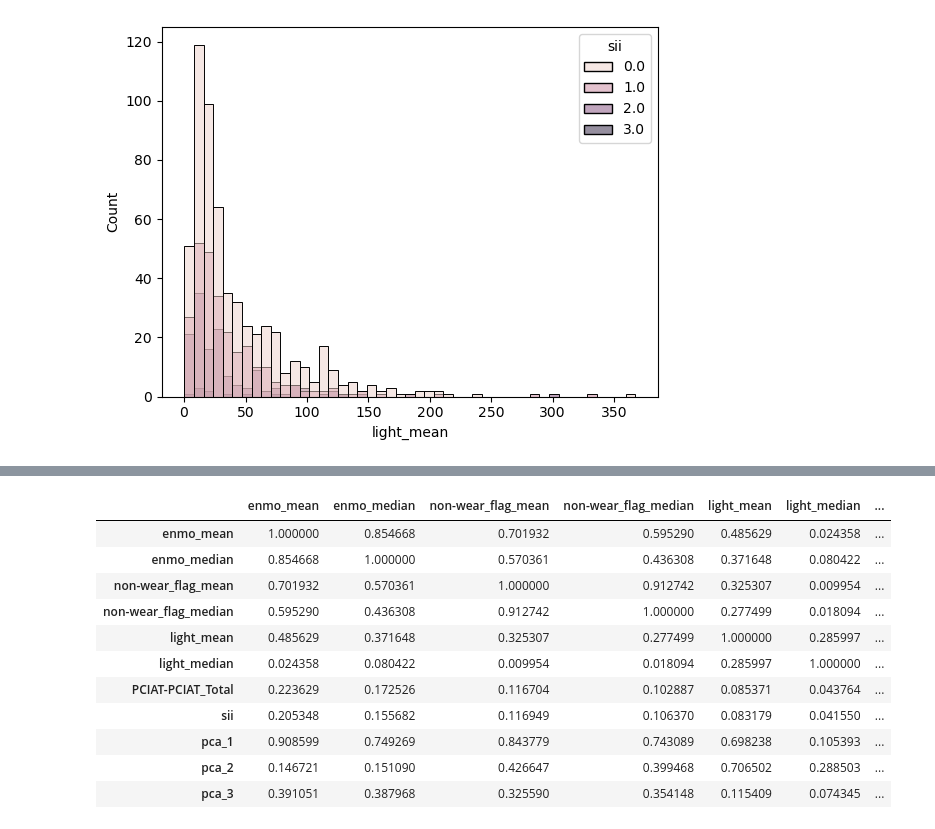
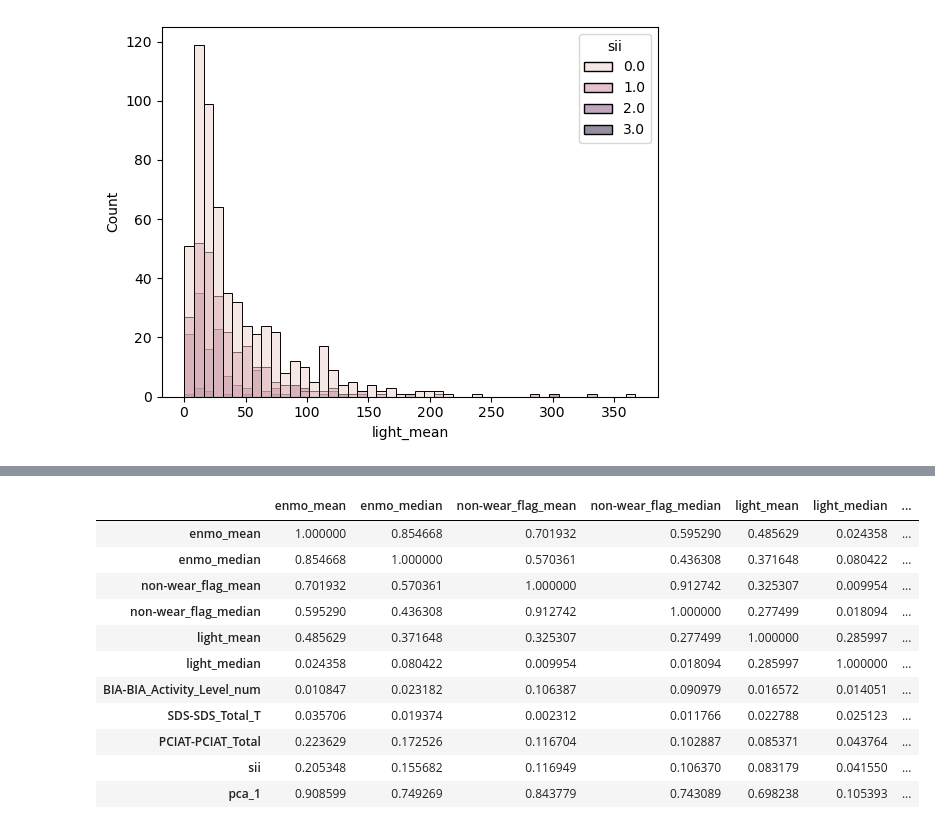
Before and after one commit to ASilins/mal1-2024, a Jupyter notebook: final project/analysis_actigraphy.ipynb, the cells around one changed output, grey strips where cells are left out. Drawn from its saved outputs; the diff is of its cells as text; code cells hidden in the pictures.

```diff
--- a/final project/analysis_actigraphy.ipynb
+++ b/final project/analysis_actigraphy.ipynb
@@ -212,17 +175,17 @@ array([0.675017], dtype=float32)
 # %%
 new_df['pca_1'] = pca_results[:, 0]
 # %%
-new_df.corr().abs()
+new_df.drop(columns='id').corr().abs()
 # %% [output]
 |  | enmo_mean | enmo_median | non-wear_flag_mean | non-wear_flag_median | light_mean | light_median | ... |
 | enmo_mean | 1.000000 | 0.854668 | 0.701932 | 0.595290 | 0.485629 | 0.024358 | ... |
 | enmo_median | 0.854668 | 1.000000 | 0.570361 | 0.436308 | 0.371648 | 0.080422 | ... |
 | non-wear_flag_mean | 0.701932 | 0.570361 | 1.000000 | 0.912742 | 0.325307 | 0.009954 | ... |
 | non-wear_flag_median | 0.595290 | 0.436308 | 0.912742 | 1.000000 | 0.277499 | 0.018094 | ... |
 | light_mean | 0.485629 | 0.371648 | 0.325307 | 0.277499 | 1.000000 | 0.285997 | ... |
 | light_median | 0.024358 | 0.080422 | 0.009954 | 0.018094 | 0.285997 | 1.000000 | ... |
+| BIA-BIA_Activity_Level_num | 0.010847 | 0.023182 | 0.106387 | 0.090979 | 0.016572 | 0.014051 | ... |
+| SDS-SDS_Total_T | 0.035706 | 0.019374 | 0.002312 | 0.011766 | 0.022788 | 0.025123 | ... |
 | PCIAT-PCIAT_Total | 0.223629 | 0.172526 | 0.116704 | 0.102887 | 0.085371 | 0.043764 | ... |
 | sii | 0.205348 | 0.155682 | 0.116949 | 0.106370 | 0.083179 | 0.041550 | ... |
 | pca_1 | 0.908599 | 0.749269 | 0.843779 | 0.743089 | 0.698238 | 0.105393 | ... |
-| pca_2 | 0.146721 | 0.151090 | 0.426647 | 0.399468 | 0.706502 | 0.288503 | ... |
-| pca_3 | 0.391051 | 0.387968 | 0.325590 | 0.354148 | 0.115409 | 0.074345 | ... |
```
Also changed, not shown: parts of 7 cells of this notebook.
